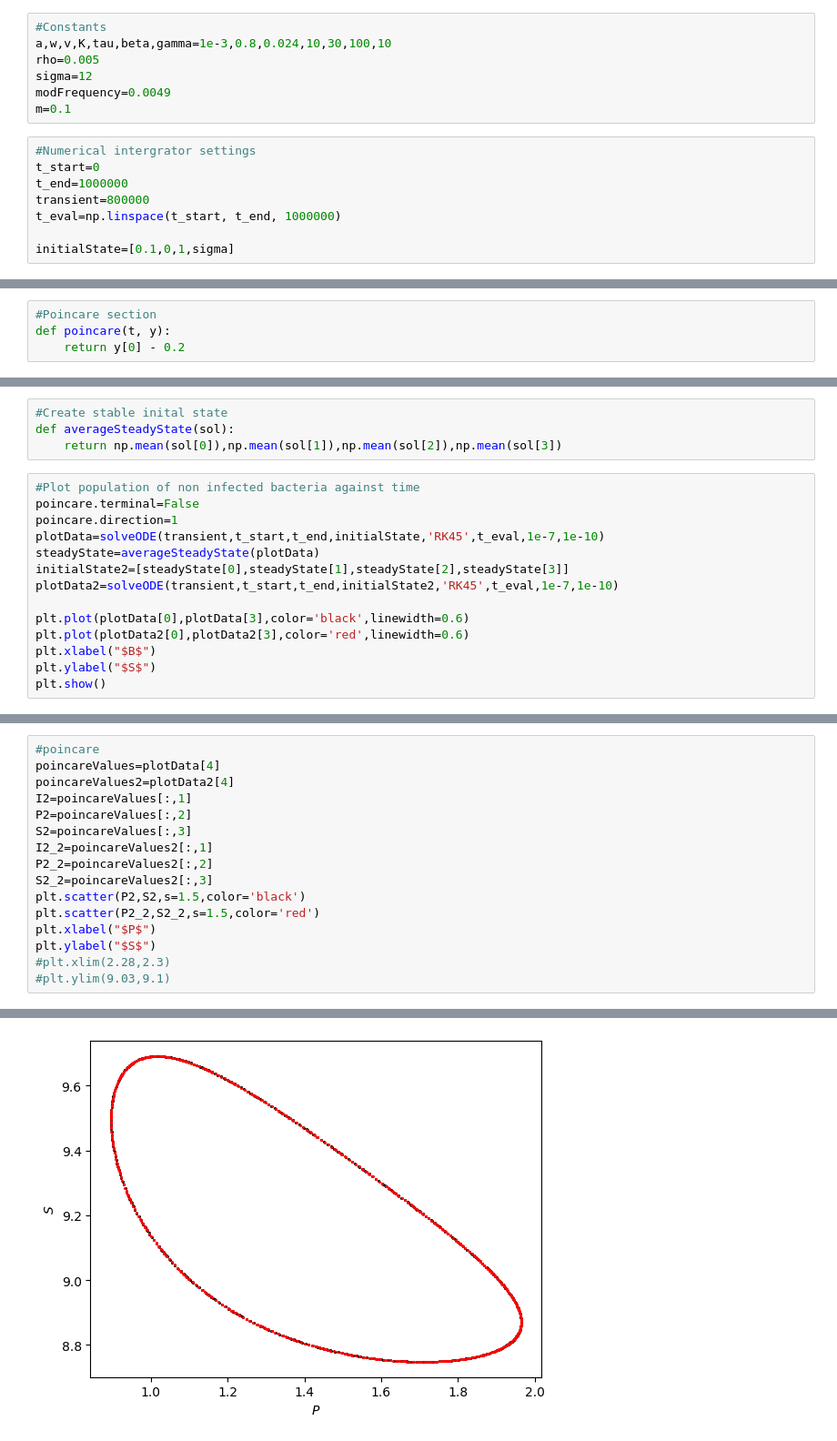
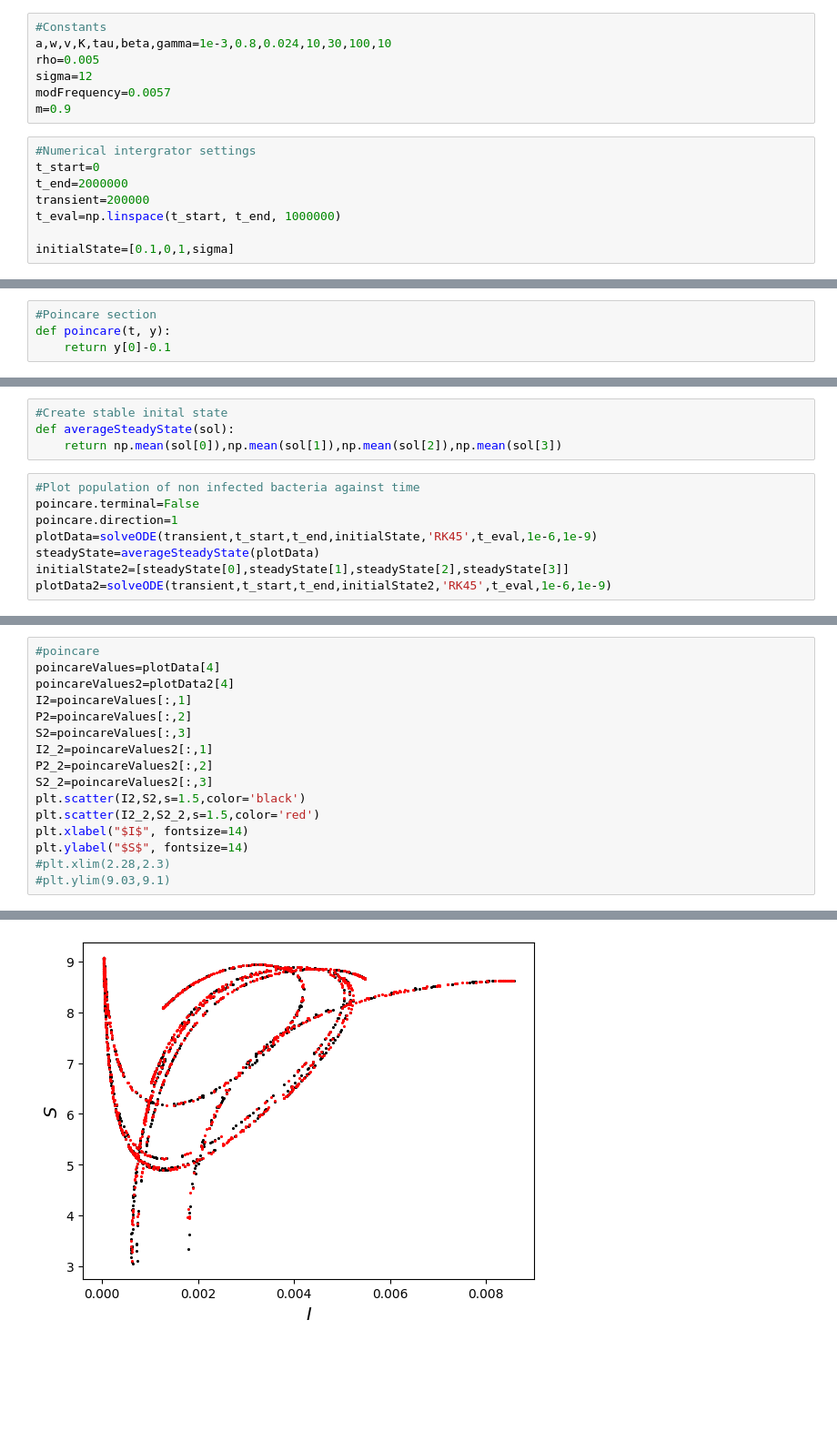
Before and after one commit to FredRobs/Bacteria-and-Viruses, a Jupyter notebook: ChemostatPython.ipynb, the cells around one changed output, grey strips where cells are left out. Shown at 91% size. Cells and saved outputs as stored; diff of their text form; blank space fills up the shorter version.

```diff
--- a/ChemostatPython.ipynb
+++ b/ChemostatPython.ipynb
@@ -8,13 +8,13 @@ from scipy.signal import find_peaks
 a,w,v,K,tau,beta,gamma=1e-3,0.8,0.024,10,30,100,10
 rho=0.005
 sigma=12
-modFrequency=0.0049
-m=0.1
+modFrequency=0.0057
+m=0.9
 # %%
 #Numerical intergrator settings
 t_start=0
-t_end=1000000
-transient=800000
+t_end=2000000
+transient=200000
 t_eval=np.linspace(t_start, t_end, 1000000)
 
 initialState=[0.1,0,1,sigma]
@@ -33,7 +33,7 @@ def odeModel(t,y):
 # %%
 #Poincare section
 def poincare(t, y):
-    return y[0] - 0.2
+    return y[0]-0.1
 # %%
 #Solves the ODE model as well as removing transient time
 def solveODE(transient,t_s,t_e,i_state,integrator,dt,rtol,atol):
@@ -54,13 +54,7 @@ def averageSteadyState(sol):
 #Plot population of non infected bacteria against time
 poincare.terminal=False
 poincare.direction=1
-plotData=solveODE(transient,t_start,t_end,initialState,'RK45',t_eval,1e-7,1e-10)
+plotData=solveODE(transient,t_start,t_end,initialState,'RK45',t_eval,1e-6,1e-9)
 steadyState=averageSteadyState(plotData)
 initialState2=[steadyState[0],steadyState[1],steadyState[2],steadyState[3]]
-plotData2=solveODE(transient,t_start,t_end,initialState2,'RK45',t_eval,1e-7,1e-10)
-
-plt.plot(plotData[0],plotData[3],color='black',linewidth=0.6)
-plt.plot(plotData2[0],plotData2[3],color='red',linewidth=0.6)
-plt.xlabel("$B$")
-plt.ylabel("$S$")
-plt.show()
+plotData2=solveODE(transient,t_start,t_end,initialState2,'RK45',t_eval,1e-6,1e-9)
@@ -69,19 +70,19 @@ plt.show()
 # %%
 #poincare
 poincareValues=plotData[4]
 poincareValues2=plotData2[4]
 I2=poincareValues[:,1]
 P2=poincareValues[:,2]
 S2=poincareValues[:,3]
 I2_2=poincareValues2[:,1]
 P2_2=poincareValues2[:,2]
 S2_2=poincareValues2[:,3]
-plt.scatter(P2,S2,s=1.5,color='black')
-plt.scatter(P2_2,S2_2,s=1.5,color='red')
-plt.xlabel("$P$")
-plt.ylabel("$S$")
+plt.scatter(I2,S2,s=1.5,color='black')
+plt.scatter(I2_2,S2_2,s=1.5,color='red')
+plt.xlabel("$I$", fontsize=14)
+plt.ylabel("$S$", fontsize=14)
 #plt.xlim(2.28,2.3)
 #plt.ylim(9.03,9.1)
 # %% [output]
 Text(0, 0.5, '$S$')
-[figure, old version]
+[figure, new version]
```
Also changed, not shown: parts of 4 cells of this notebook, 1 other file.
